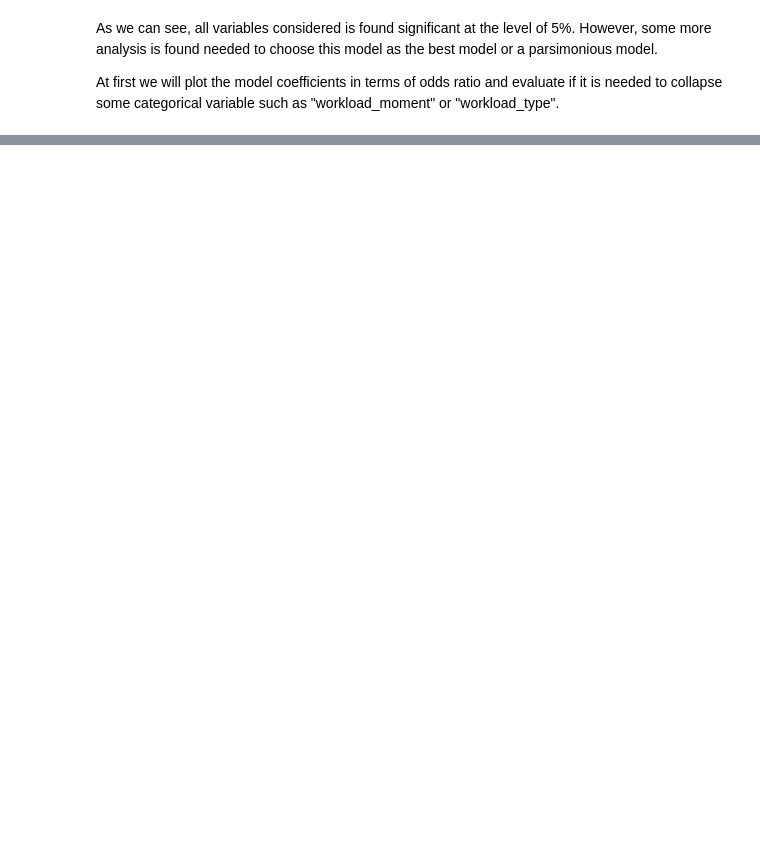
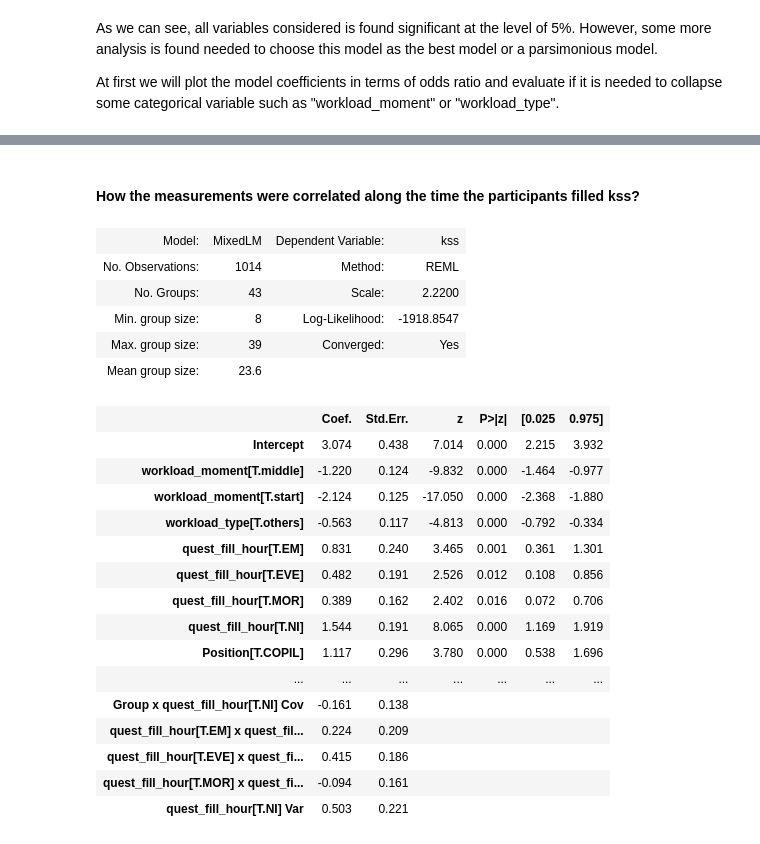
Before and after one commit to jlpscampos/Perception-of-Excessive-Sleepiness-and-Severe-Fatigue-in-Civil-Aviation-Pilots, a Jupyter notebook: regression_analytics.ipynb, the cells around one changed output, grey strips where cells are left out. Cells and saved outputs as stored; diff of their text form; code cells hidden in the pictures; blank space fills up the shorter version.

```diff
--- a/regression_analytics.ipynb
+++ b/regression_analytics.ipynb
@@ -296,0 +302,15 @@ pd.DataFrame(mdf.resid).plot.hist()
+# %%
+covariates = ['workload_moment','workload_type','quest_fill_hour','workload_length',
+              'time_awake','time_displacement','flight_hours','Position',
+              'marital_status','education','Classification']
+
+formula = get_formula(covariates, 'kss')
+
+working_df3 = working_df2.copy()
+working_df3['Classification'] = working_df3['Classification'].copy().apply(lambda x: 'MAT_INT' if x in ['MAT','INT'] else x)
+
+md3 = smf.mixedlm(formula,working_df3, groups=working_df3["Id"], re_formula = 'quest_fill_hour')
+# equivalent coded in r as y~x1+x2+..+xn+(1+xn|Id)
+
+mdf3 = md3.fit()
+print(mdf3.summary())
@@ -296,0 +548,27 @@ pd.DataFrame(mdf.resid).plot.hist()
+# %% [markdown]
+#### How the measurements were correlated along the time the participants filled kss?
+# %%
+mdf4.summary()
+# %% [output]
+| Model: | MixedLM | Dependent Variable: | kss |
+| No. Observations: | 1014 | Method: | REML |
+| No. Groups: | 43 | Scale: | 2.2200 |
+| Min. group size: | 8 | Log-Likelihood: | -1918.8547 |
+| Max. group size: | 39 | Converged: | Yes |
+| Mean group size: | 23.6 |  |  |
+|  | Coef. | Std.Err. | z | P>|z| | [0.025 | 0.975] |
+| Intercept | 3.074 | 0.438 | 7.014 | 0.000 | 2.215 | 3.932 |
+| workload_moment[T.middle] | -1.220 | 0.124 | -9.832 | 0.000 | -1.464 | -0.977 |
+| workload_moment[T.start] | -2.124 | 0.125 | -17.050 | 0.000 | -2.368 | -1.880 |
+| workload_type[T.others] | -0.563 | 0.117 | -4.813 | 0.000 | -0.792 | -0.334 |
+| quest_fill_hour[T.EM] | 0.831 | 0.240 | 3.465 | 0.001 | 0.361 | 1.301 |
+| quest_fill_hour[T.EVE] | 0.482 | 0.191 | 2.526 | 0.012 | 0.108 | 0.856 |
+| quest_fill_hour[T.MOR] | 0.389 | 0.162 | 2.402 | 0.016 | 0.072 | 0.706 |
+| quest_fill_hour[T.NI] | 1.544 | 0.191 | 8.065 | 0.000 | 1.169 | 1.919 |
+| Position[T.COPIL] | 1.117 | 0.296 | 3.780 | 0.000 | 0.538 | 1.696 |
+| ... | ... | ... | ... | ... | ... | ... |
+| Group x quest_fill_hour[T.NI] Cov | -0.161 | 0.138 |  |  |  |  |
+| quest_fill_hour[T.EM] x quest_fil... | 0.224 | 0.209 |  |  |  |  |
+| quest_fill_hour[T.EVE] x quest_fi... | 0.415 | 0.186 |  |  |  |  |
+| quest_fill_hour[T.MOR] x quest_fi... | -0.094 | 0.161 |  |  |  |  |
+| quest_fill_hour[T.NI] Var | 0.503 | 0.221 |  |  |  |  |
```
Also changed, not shown: parts of 28 cells of this notebook.
